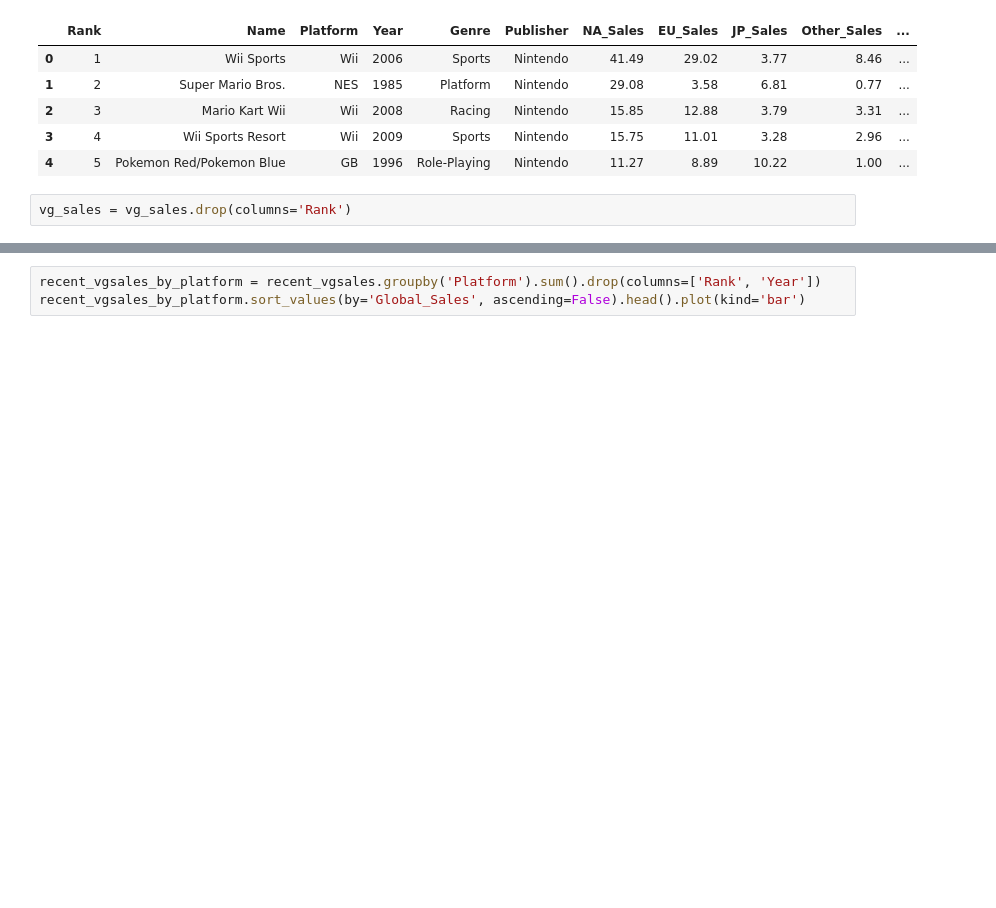
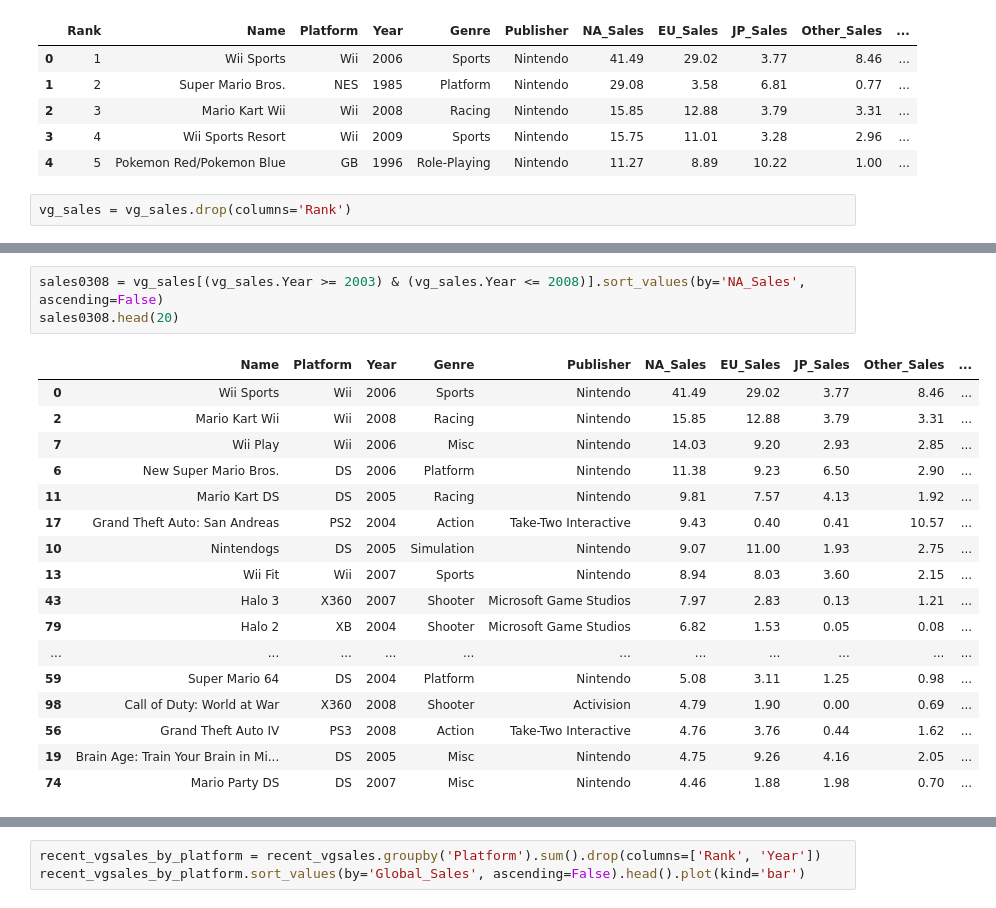
Before and after one commit to tortas/Video-Game-Data-Exploration, a Jupyter notebook: VGame_Exploration.ipynb, the cells around one changed output, grey strips where cells are left out. Drawn from its saved outputs; the diff is of its cells as text; blank space fills up the shorter version.

```diff
--- a/VGame_Exploration.ipynb
+++ b/VGame_Exploration.ipynb
@@ -89,0 +90,21 @@ vg_sales[(vg_sales.Year >= 2001) & (vg_sales.Year <= 2002) & (vg_sales.Platform
+# %%
+sales0308 = vg_sales[(vg_sales.Year >= 2003) & (vg_sales.Year <= 2008)].sort_values(by='NA_Sales', ascending=False)
+sales0308.head(20)
+# %% [output]
+|  | Name | Platform | Year | Genre | Publisher | NA_Sales | EU_Sales | JP_Sales | Other_Sales | ... |
+| 0 | Wii Sports | Wii | 2006 | Sports | Nintendo | 41.49 | 29.02 | 3.77 | 8.46 | ... |
+| 2 | Mario Kart Wii | Wii | 2008 | Racing | Nintendo | 15.85 | 12.88 | 3.79 | 3.31 | ... |
+| 7 | Wii Play | Wii | 2006 | Misc | Nintendo | 14.03 | 9.20 | 2.93 | 2.85 | ... |
+| 6 | New Super Mario Bros. | DS | 2006 | Platform | Nintendo | 11.38 | 9.23 | 6.50 | 2.90 | ... |
+| 11 | Mario Kart DS | DS | 2005 | Racing | Nintendo | 9.81 | 7.57 | 4.13 | 1.92 | ... |
+| 17 | Grand Theft Auto: San Andreas | PS2 | 2004 | Action | Take-Two Interactive | 9.43 | 0.40 | 0.41 | 10.57 | ... |
+| 10 | Nintendogs | DS | 2005 | Simulation | Nintendo | 9.07 | 11.00 | 1.93 | 2.75 | ... |
+| 13 | Wii Fit | Wii | 2007 | Sports | Nintendo | 8.94 | 8.03 | 3.60 | 2.15 | ... |
+| 43 | Halo 3 | X360 | 2007 | Shooter | Microsoft Game Studios | 7.97 | 2.83 | 0.13 | 1.21 | ... |
+| 79 | Halo 2 | XB | 2004 | Shooter | Microsoft Game Studios | 6.82 | 1.53 | 0.05 | 0.08 | ... |
+| ... | ... | ... | ... | ... | ... | ... | ... | ... | ... | ... |
+| 59 | Super Mario 64 | DS | 2004 | Platform | Nintendo | 5.08 | 3.11 | 1.25 | 0.98 | ... |
+| 98 | Call of Duty: World at War | X360 | 2008 | Shooter | Activision | 4.79 | 1.90 | 0.00 | 0.69 | ... |
+| 56 | Grand Theft Auto IV | PS3 | 2008 | Action | Take-Two Interactive | 4.76 | 3.76 | 0.44 | 1.62 | ... |
+| 19 | Brain Age: Train Your Brain in Mi... | DS | 2005 | Misc | Nintendo | 4.75 | 9.26 | 4.16 | 2.05 | ... |
+| 74 | Mario Party DS | DS | 2007 | Misc | Nintendo | 4.46 | 1.88 | 1.98 | 0.70 | ... |
```
Also changed, not shown: parts of 11 cells of this notebook.
